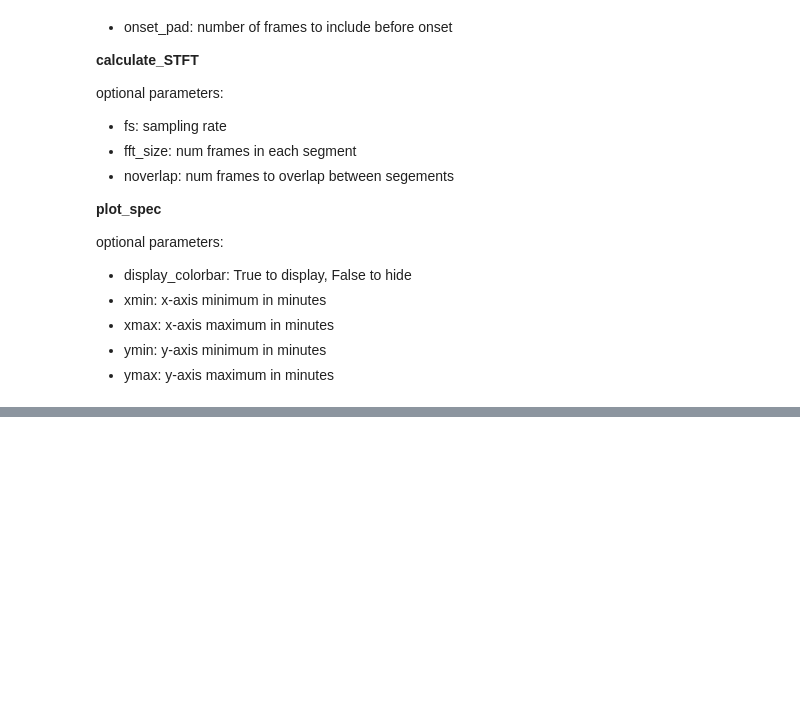
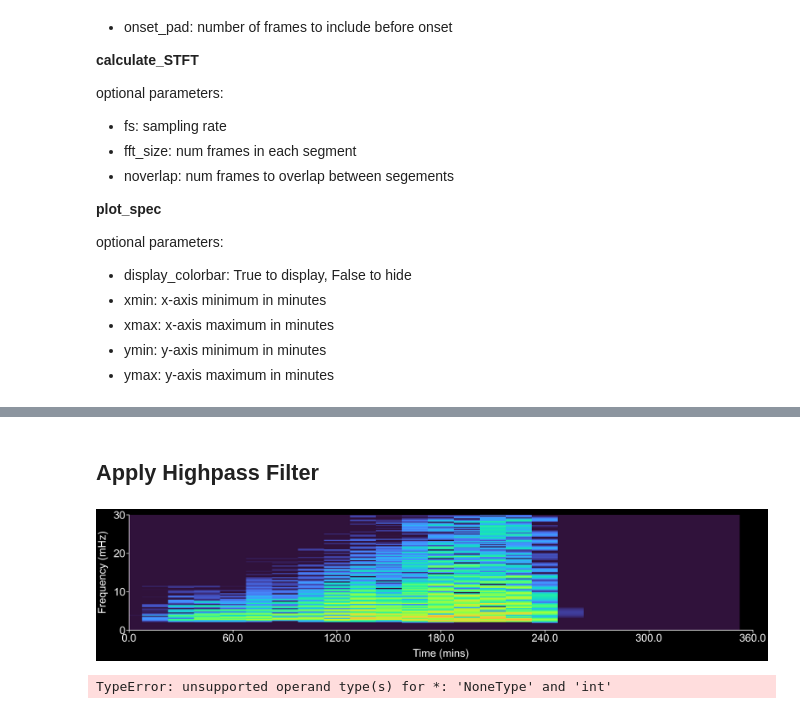
Before and after one commit to ACRLab/snazzy, a Jupyter notebook: notebooks/plot_individual_traces.ipynb, the cells around one changed output, grey strips where cells are left out. Drawn from its saved outputs; the diff is of its cells as text; code cells hidden in the pictures; blank space fills up the shorter version.

Commit message:
adding cells for highpass and lowpass filtering

```diff
--- a/notebooks/plot_individual_traces.ipynb
+++ b/notebooks/plot_individual_traces.ipynb
@@ -22,8 +22,8 @@ The autoreload extension is already loaded. To reload it, use:
 
 Specify the location of the data by editing `folder` and `experiment_name`. Then specify the embryo.
 # %%
-folder = 'rdl' # HERE
-experiment_name = '20250518_RdlMutant_R' # HERE
+folder = '25C' # HERE
+experiment_name = '20240919_25C' # HERE
 
 to_exclude = []
 
@@ -32,7 +32,7 @@ exp = Experiment(exp_path, first_peak_threshold=0,
         to_exclude=to_exclude, dff_strategy='local_minima', hatches=True)
 
 embryos = list(exp.embryos.values())
-emb = embryos[0] # HERE
+emb = embryos[20] # HERE
 trace = emb.trace
 
 print(f'Loading {folder} {experiment_name} {emb.name}')
@@ -193,0 +213,14 @@ myplots.plot_spec(f, t, Zxx, mymap, spec_rc, display_colorbar=False)
+# %% [markdown]
+## Apply Highpass Filter
+# %%
+cutoff = 0.0025 # frequency in Hz
+
+f, t, Zxx = trace.calculate_STFT(dff)
+hipass_time, hipass_dff = trace.apply_hipass_filter(time, dff, cutoff)
+
+new_f, new_t, new_Zxx = trace.calculate_STFT(hipass_dff)
+myplots.plot_spec(new_f, new_t, new_Zxx, mymap, spec_rc, display_colorbar=False)
+myplots.plot_trace(hipass_time, hipass_dff, trace_rc, ymin=-0.5, ymax=2)
+# %% [output]
+[figure, added]
+TypeError: unsupported operand type(s) for *: 'NoneType' and 'int'
```
Also changed, not shown: parts of 6 cells of this notebook, 1 other file.
